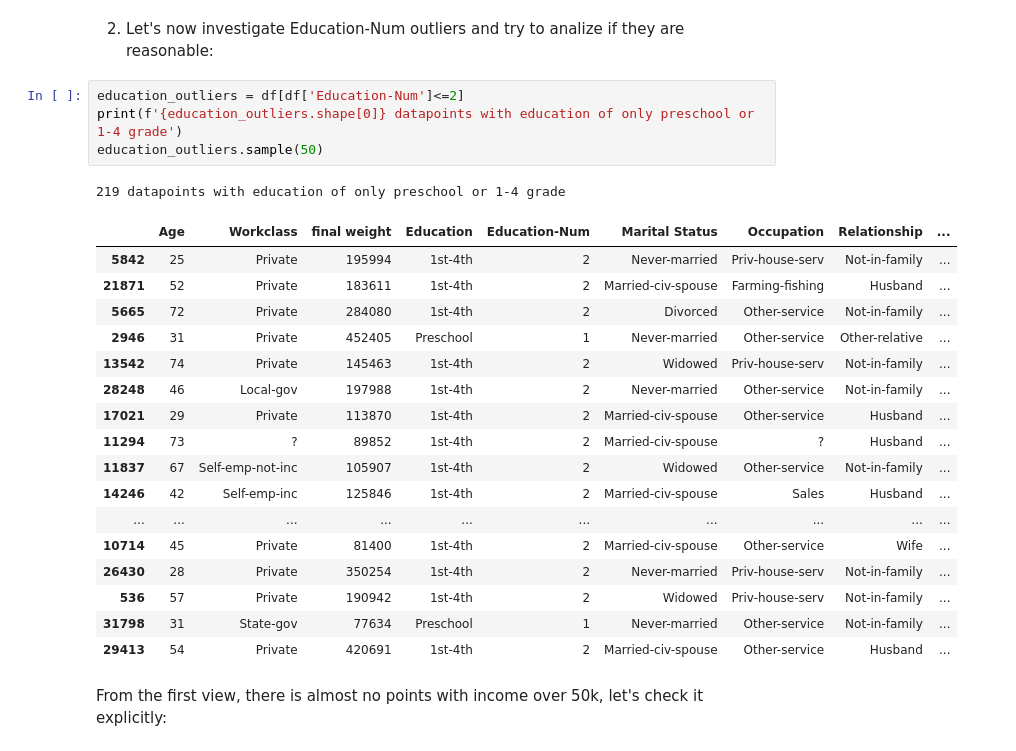
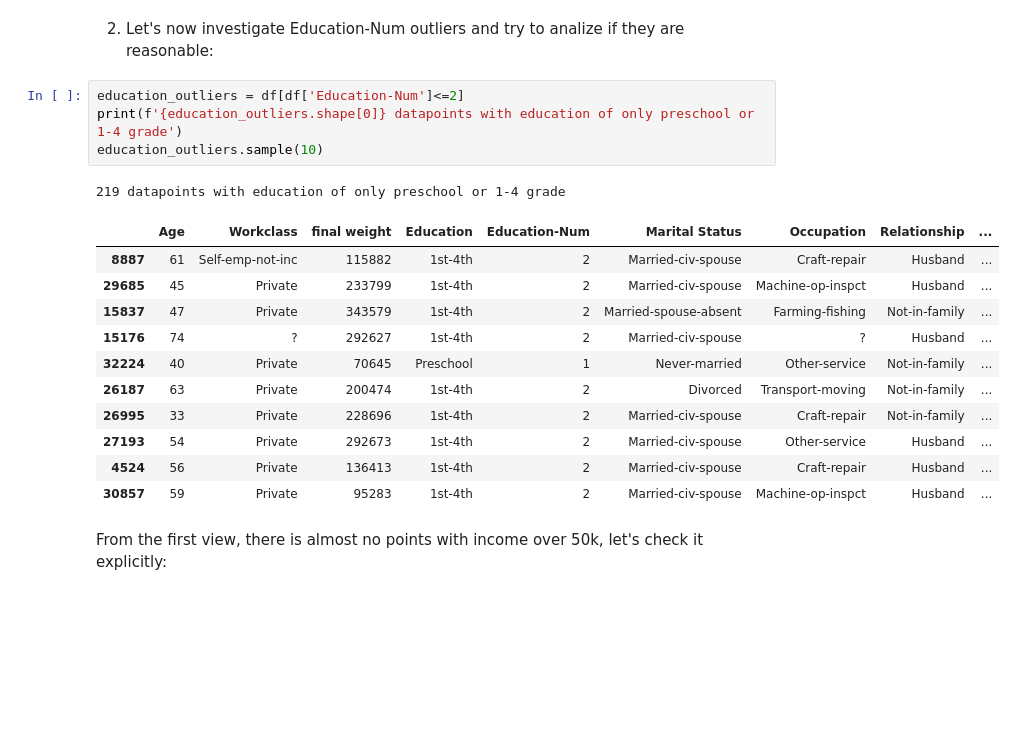
Before and after one commit to nadiia-duiunova/Adults_pet_project, a Jupyter notebook: Adult.ipynb, the cells around one changed output. Drawn from its saved outputs; the diff is of its cells as text; blank space fills up the shorter version.

Commit message:
Minor change in number of shown samples to improve readability of file

```diff
--- a/Adult.ipynb
+++ b/Adult.ipynb
@@ -99,26 +99,20 @@ Data looks pretty normal, all people have different levels of education, differe
 # %%
 education_outliers = df[df['Education-Num']<=2]
 print(f'{education_outliers.shape[0]} datapoints with education of only preschool or 1-4 grade')
-education_outliers.sample(50)
+education_outliers.sample(10)
 # %% [output]
 219 datapoints with education of only preschool or 1-4 grade
 |  | Age | Workclass | final weight | Education | Education-Num | Marital Status | Occupation | Relationship | ... |
-| 5842 | 25 | Private | 195994 | 1st-4th | 2 | Never-married | Priv-house-serv | Not-in-family | ... |
-| 21871 | 52 | Private | 183611 | 1st-4th | 2 | Married-civ-spouse | Farming-fishing | Husband | ... |
-| 5665 | 72 | Private | 284080 | 1st-4th | 2 | Divorced | Other-service | Not-in-family | ... |
-| 2946 | 31 | Private | 452405 | Preschool | 1 | Never-married | Other-service | Other-relative | ... |
-| 13542 | 74 | Private | 145463 | 1st-4th | 2 | Widowed | Priv-house-serv | Not-in-family | ... |
-| 28248 | 46 | Local-gov | 197988 | 1st-4th | 2 | Never-married | Other-service | Not-in-family | ... |
-| 17021 | 29 | Private | 113870 | 1st-4th | 2 | Married-civ-spouse | Other-service | Husband | ... |
-| 11294 | 73 | ? | 89852 | 1st-4th | 2 | Married-civ-spouse | ? | Husband | ... |
-| 11837 | 67 | Self-emp-not-inc | 105907 | 1st-4th | 2 | Widowed | Other-service | Not-in-family | ... |
-| 14246 | 42 | Self-emp-inc | 125846 | 1st-4th | 2 | Married-civ-spouse | Sales | Husband | ... |
-| ... | ... | ... | ... | ... | ... | ... | ... | ... | ... |
-| 10714 | 45 | Private | 81400 | 1st-4th | 2 | Married-civ-spouse | Other-service | Wife | ... |
-| 26430 | 28 | Private | 350254 | 1st-4th | 2 | Never-married | Priv-house-serv | Not-in-family | ... |
-| 536 | 57 | Private | 190942 | 1st-4th | 2 | Widowed | Priv-house-serv | Not-in-family | ... |
-| 31798 | 31 | State-gov | 77634 | Preschool | 1 | Never-married | Other-service | Not-in-family | ... |
-| 29413 | 54 | Private | 420691 | 1st-4th | 2 | Married-civ-spouse | Other-service | Husband | ... |
+| 8887 | 61 | Self-emp-not-inc | 115882 | 1st-4th | 2 | Married-civ-spouse | Craft-repair | Husband | ... |
+| 29685 | 45 | Private | 233799 | 1st-4th | 2 | Married-civ-spouse | Machine-op-inspct | Husband | ... |
+| 15837 | 47 | Private | 343579 | 1st-4th | 2 | Married-spouse-absent | Farming-fishing | Not-in-family | ... |
+| 15176 | 74 | ? | 292627 | 1st-4th | 2 | Married-civ-spouse | ? | Husband | ... |
+| 32224 | 40 | Private | 70645 | Preschool | 1 | Never-married | Other-service | Not-in-family | ... |
+| 26187 | 63 | Private | 200474 | 1st-4th | 2 | Divorced | Transport-moving | Not-in-family | ... |
+| 26995 | 33 | Private | 228696 | 1st-4th | 2 | Married-civ-spouse | Craft-repair | Not-in-family | ... |
+| 27193 | 54 | Private | 292673 | 1st-4th | 2 | Married-civ-spouse | Other-service | Husband | ... |
+| 4524 | 56 | Private | 136413 | 1st-4th | 2 | Married-civ-spouse | Craft-repair | Husband | ... |
+| 30857 | 59 | Private | 95283 | 1st-4th | 2 | Married-civ-spouse | Machine-op-inspct | Husband | ... |
 # %% [markdown]
 From the first view, there is almost no points with income over 50k, let's check it explicitly:
 # %%
```
